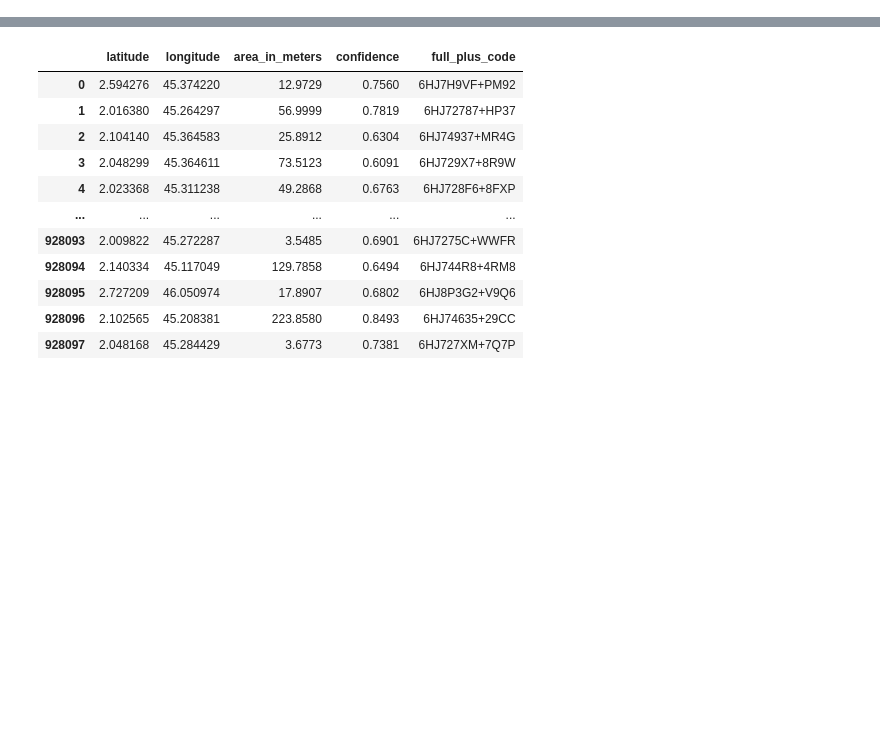
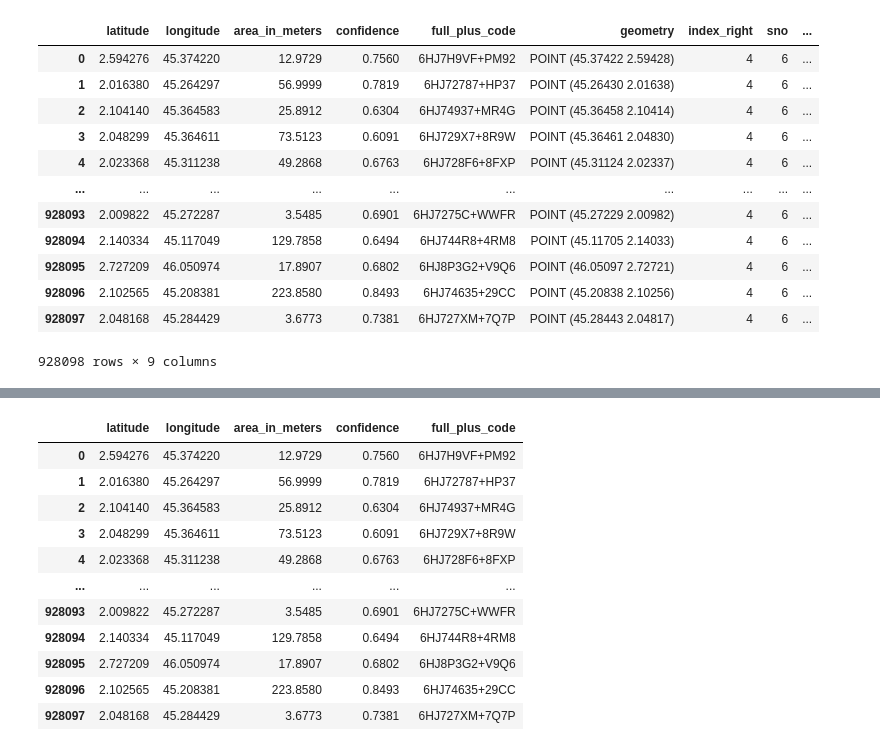
Before and after one commit to icpac-igad/ea-ibf-climada, a Jupyter notebook: exposure/building_footprint/building_footprint.ipynb, the cells around one changed output, grey strips where cells are left out. Cells and saved outputs as stored; diff of their text form; code cells hidden in the pictures; blank space fills up the shorter version.

```diff
--- a/exposure/building_footprint/building_footprint.ipynb
+++ b/exposure/building_footprint/building_footprint.ipynb
@@ -43,3 +43,23 @@ import geopandas as gp
 grid_db=gp.read_file('/home/data_folder/osm_data/ea_5x5_grid.shp')
 
 bdb=pd.read_csv('/home/data_folder/points_s2_level_4_gzip/3d5_buildings.csv.gz')
+
+gbdb = gp.GeoDataFrame(bdb, geometry=gp.points_from_xy(bdb.longitude, bdb.latitude))
+
+db = gbdb.sjoin(grid_db, how="left")
+# %%
+db
+# %% [output]
+|  | latitude | longitude | area_in_meters | confidence | full_plus_code | geometry | index_right | sno | ... |
+| 0 | 2.594276 | 45.374220 | 12.9729 | 0.7560 | 6HJ7H9VF+PM92 | POINT (45.37422 2.59428) | 4 | 6 | ... |
+| 1 | 2.016380 | 45.264297 | 56.9999 | 0.7819 | 6HJ72787+HP37 | POINT (45.26430 2.01638) | 4 | 6 | ... |
+| 2 | 2.104140 | 45.364583 | 25.8912 | 0.6304 | 6HJ74937+MR4G | POINT (45.36458 2.10414) | 4 | 6 | ... |
+| 3 | 2.048299 | 45.364611 | 73.5123 | 0.6091 | 6HJ729X7+8R9W | POINT (45.36461 2.04830) | 4 | 6 | ... |
+| 4 | 2.023368 | 45.311238 | 49.2868 | 0.6763 | 6HJ728F6+8FXP | POINT (45.31124 2.02337) | 4 | 6 | ... |
+| ... | ... | ... | ... | ... | ... | ... | ... | ... | ... |
+| 928093 | 2.009822 | 45.272287 | 3.5485 | 0.6901 | 6HJ7275C+WWFR | POINT (45.27229 2.00982) | 4 | 6 | ... |
+| 928094 | 2.140334 | 45.117049 | 129.7858 | 0.6494 | 6HJ744R8+4RM8 | POINT (45.11705 2.14033) | 4 | 6 | ... |
+| 928095 | 2.727209 | 46.050974 | 17.8907 | 0.6802 | 6HJ8P3G2+V9Q6 | POINT (46.05097 2.72721) | 4 | 6 | ... |
+| 928096 | 2.102565 | 45.208381 | 223.8580 | 0.8493 | 6HJ74635+29CC | POINT (45.20838 2.10256) | 4 | 6 | ... |
+| 928097 | 2.048168 | 45.284429 | 3.6773 | 0.7381 | 6HJ727XM+7Q7P | POINT (45.28443 2.04817) | 4 | 6 | ... |
+928098 rows × 9 columns
```
Also changed, not shown: parts of 12 cells of this notebook, 1 other file.
